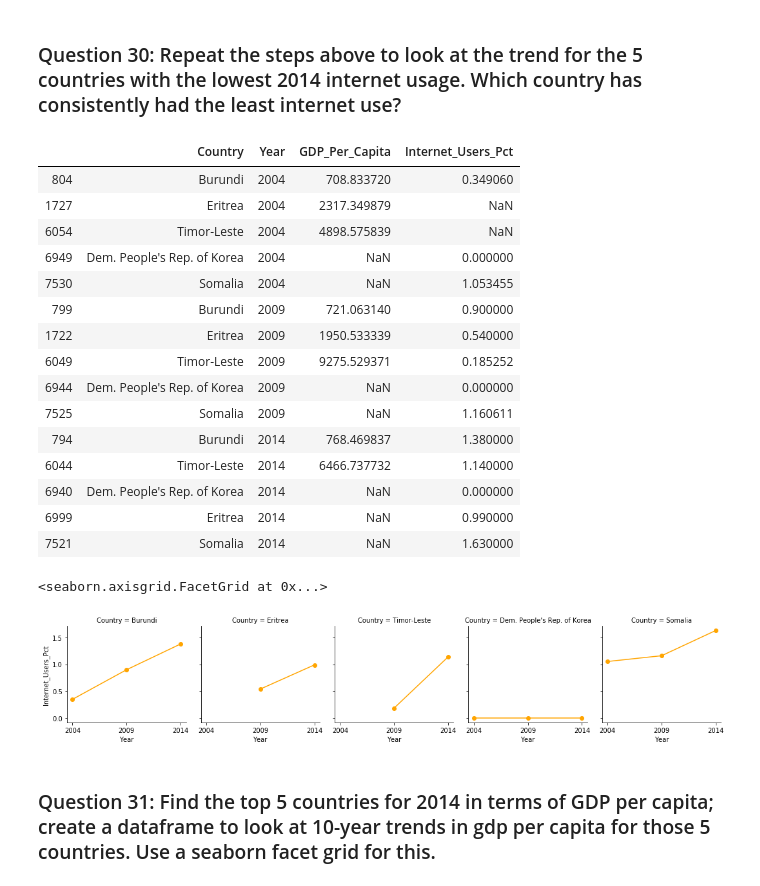
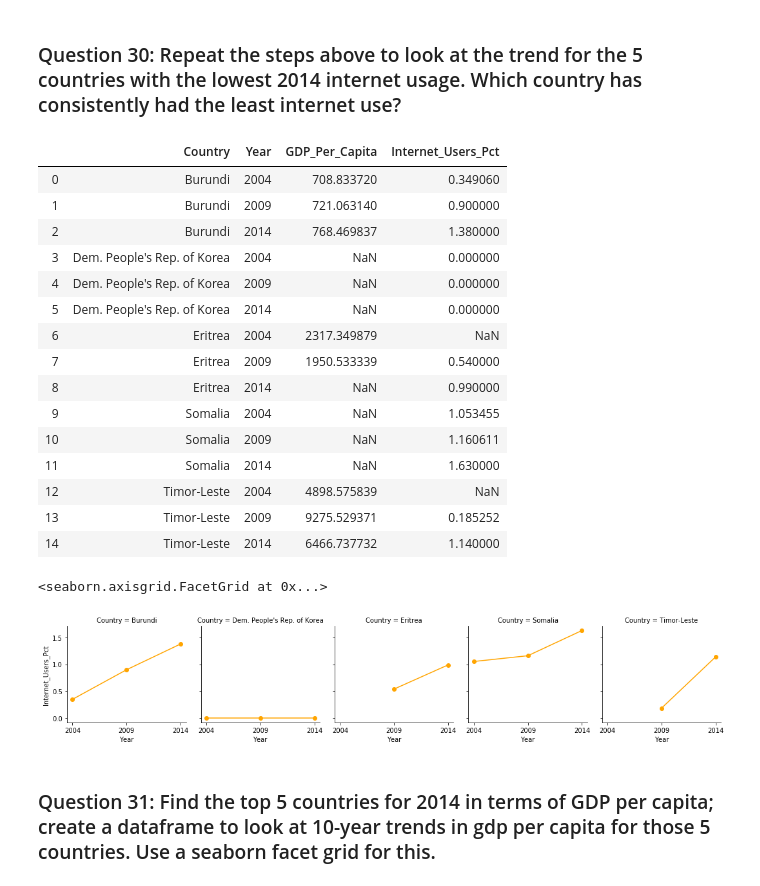
Before and after one commit to CatSchmalzer/gdp-and-internet, a Jupyter notebook: notebooks/un_data_explore.ipynb, the cells around one changed output. Saved outputs shown, nothing was run; the diff lists cells and outputs as text; code cells hidden in the pictures.

```diff
--- a/notebooks/un_data_explore.ipynb
+++ b/notebooks/un_data_explore.ipynb
@@ -141,7 +141,10 @@ internet_df.head()
 ### Question 13: Merge the two DataFrames to one. Merge all rows from each of the two DataFrames.
 ### Call the new DataFrame gdp_and_internet_use. Look at the first five rows of your new data frame to confirm it merged correctly.
 # %%
-gdp_and_internet_use = pd.merge(gdp_df, internet_df, on = ['Country', 'Year'], how = 'outer')
+gdp_and_internet_use = pd.merge(gdp_df,
+                                internet_df,
+                                on = ['Country', 'Year'],
+                                how = 'outer')
 gdp_and_internet_use.head(5)
 # %% [output]
 |  | Country | Year | GDP_Per_Capita | Internet_Users_Pct |
@@ -411,32 +423,33 @@ top_5_facets.set(xticks = [2004, 2009, 2014])
 # %%
 temp_bottom = pd.concat([gdp_and_internet_2004, gdp_and_internet_2009, gdp_and_internet_2014])
 country_list = ["Dem. People's Rep. of Korea", 'Eritrea', 'Timor-Leste', 'Burundi', 'Somalia']
 bottom_5_internet = temp_bottom.query("Country in @country_list")
+bottom_5_internet = bottom_5_internet.sort_values(['Country']).reset_index(drop=True)
 bottom_5_internet
 # %% [output]
 |  | Country | Year | GDP_Per_Capita | Internet_Users_Pct |
-| 804 | Burundi | 2004 | 708.833720 | 0.349060 |
-| 1727 | Eritrea | 2004 | 2317.349879 | NaN |
-| 6054 | Timor-Leste | 2004 | 4898.575839 | NaN |
-| 6949 | Dem. People's Rep. of Korea | 2004 | NaN | 0.000000 |
-| 7530 | Somalia | 2004 | NaN | 1.053455 |
-| 799 | Burundi | 2009 | 721.063140 | 0.900000 |
-| 1722 | Eritrea | 2009 | 1950.533339 | 0.540000 |
-| 6049 | Timor-Leste | 2009 | 9275.529371 | 0.185252 |
-| 6944 | Dem. People's Rep. of Korea | 2009 | NaN | 0.000000 |
-| 7525 | Somalia | 2009 | NaN | 1.160611 |
-| 794 | Burundi | 2014 | 768.469837 | 1.380000 |
-| 6044 | Timor-Leste | 2014 | 6466.737732 | 1.140000 |
-| 6940 | Dem. People's Rep. of Korea | 2014 | NaN | 0.000000 |
-| 6999 | Eritrea | 2014 | NaN | 0.990000 |
-| 7521 | Somalia | 2014 | NaN | 1.630000 |
+| 0 | Burundi | 2004 | 708.833720 | 0.349060 |
+| 1 | Burundi | 2009 | 721.063140 | 0.900000 |
+| 2 | Burundi | 2014 | 768.469837 | 1.380000 |
+| 3 | Dem. People's Rep. of Korea | 2004 | NaN | 0.000000 |
+| 4 | Dem. People's Rep. of Korea | 2009 | NaN | 0.000000 |
+| 5 | Dem. People's Rep. of Korea | 2014 | NaN | 0.000000 |
+| 6 | Eritrea | 2004 | 2317.349879 | NaN |
+| 7 | Eritrea | 2009 | 1950.533339 | 0.540000 |
+| 8 | Eritrea | 2014 | NaN | 0.990000 |
+| 9 | Somalia | 2004 | NaN | 1.053455 |
+| 10 | Somalia | 2009 | NaN | 1.160611 |
+| 11 | Somalia | 2014 | NaN | 1.630000 |
+| 12 | Timor-Leste | 2004 | 4898.575839 | NaN |
+| 13 | Timor-Leste | 2009 | 9275.529371 | 0.185252 |
+| 14 | Timor-Leste | 2014 | 6466.737732 | 1.140000 |
 # %%
 bottom_5_facets = sns.FacetGrid(bottom_5_internet, col = 'Country')
 bottom_5_facets = bottom_5_facets.map(plt.plot, 'Year','Internet_Users_Pct', color = 'orange', marker = "o")
 bottom_5_facets.set(xticks = [2004, 2009, 2014])
 # %% [output]
 <seaborn.axisgrid.FacetGrid at 0x...>
-[figure, old version]
+[figure, new version]
 # %% [markdown]
 ### Question 31: Find the top 5 countries for 2014 in terms of GDP per capita; create a dataframe to look at 10-year trends in gdp per capita for those 5 countries. Use a seaborn facet grid for this.
 # %%
```
Also changed, not shown: parts of 24 cells of this notebook.
